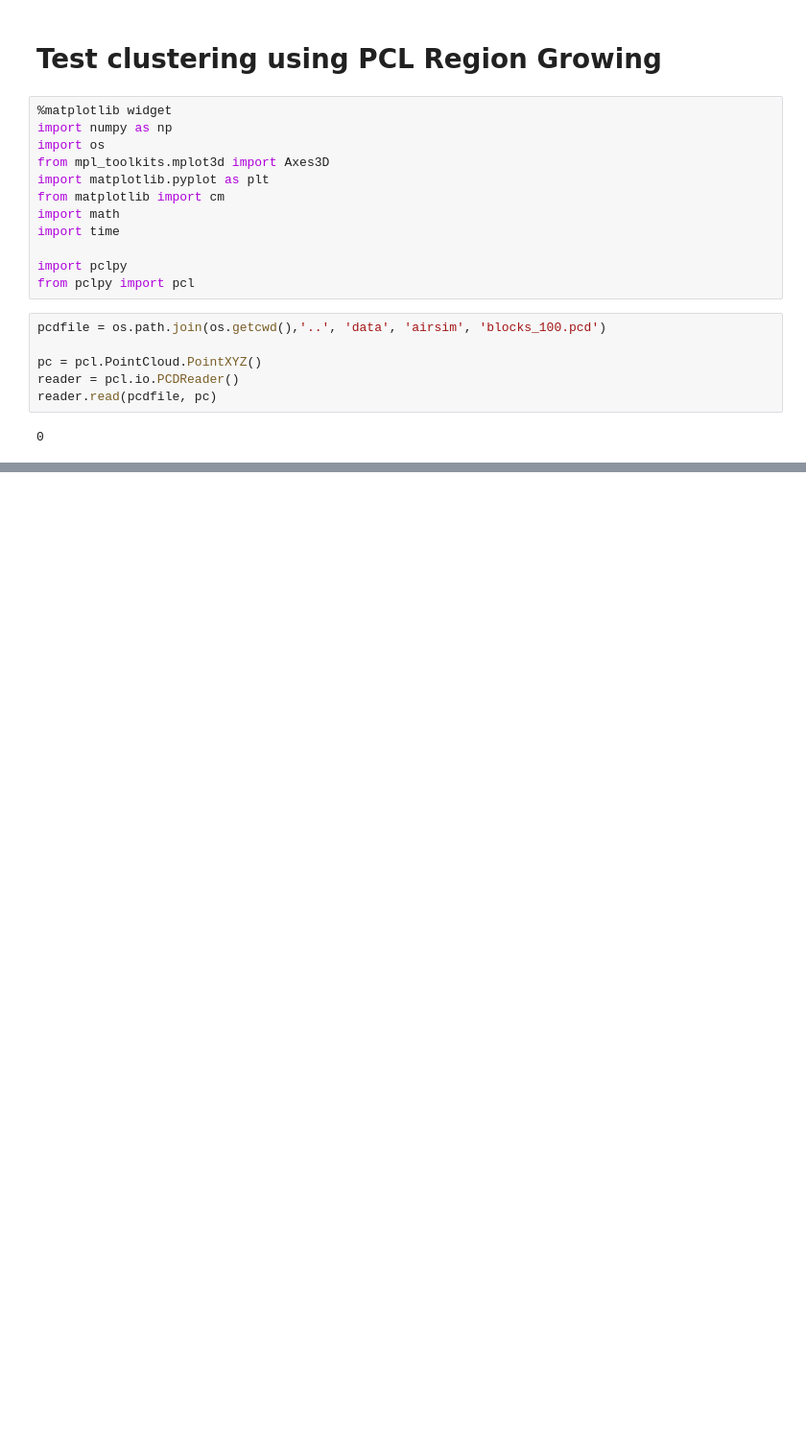
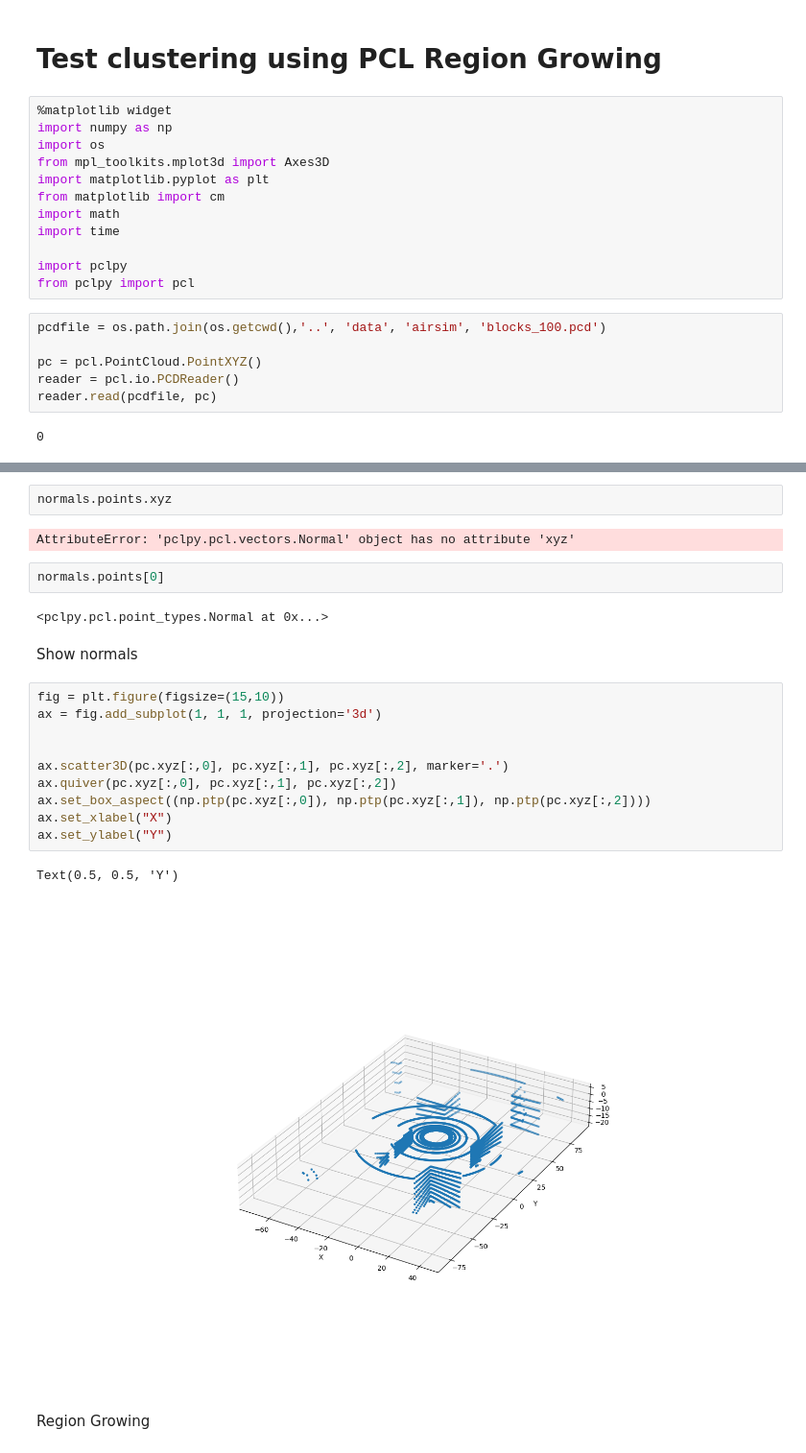
Before and after one commit to Stanford-NavLab/planeslam, a Jupyter notebook: notebooks/pclpy_test.ipynb, the cells around one changed output, grey strips where cells are left out. Shown at 96% size. Saved outputs shown, nothing was run; the diff lists cells and outputs as text; blank space fills up the shorter version.

Commit message:
testing pclpy normal estimation

```diff
--- a/notebooks/pclpy_test.ipynb
+++ b/notebooks/pclpy_test.ipynb
@@ -23 +38,26 @@ reader.read(pcdfile, pc)
+# %%
+normals.points.xyz
+# %% [output]
+AttributeError: 'pclpy.pcl.vectors.Normal' object has no attribute 'xyz'
+# %%
+normals.points[0]
+# %% [output]
+<pclpy.pcl.point_types.Normal at 0x...>
+# %% [markdown]
+Show normals
+# %%
+fig = plt.figure(figsize=(15,10))
+ax = fig.add_subplot(1, 1, 1, projection='3d')
+
+
+ax.scatter3D(pc.xyz[:,0], pc.xyz[:,1], pc.xyz[:,2], marker='.')
+ax.quiver(pc.xyz[:,0], pc.xyz[:,1], pc.xyz[:,2])
+ax.set_box_aspect((np.ptp(pc.xyz[:,0]), np.ptp(pc.xyz[:,1]), np.ptp(pc.xyz[:,2])))
+ax.set_xlabel("X")
+ax.set_ylabel("Y")
+# %% [output]
+Text(0.5, 0.5, 'Y')
+[figure, added]
+# %% [markdown]
+Region Growing
 # %%
```
Also changed, not shown: parts of 5 cells of this notebook.
